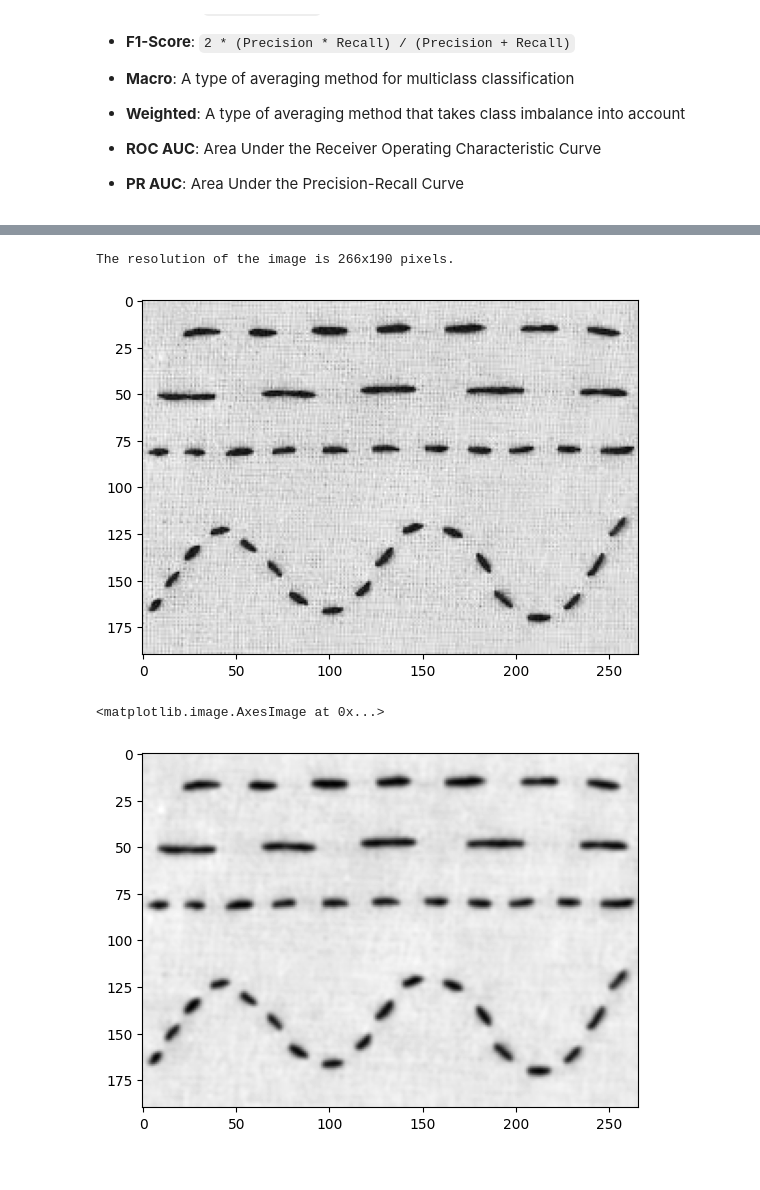
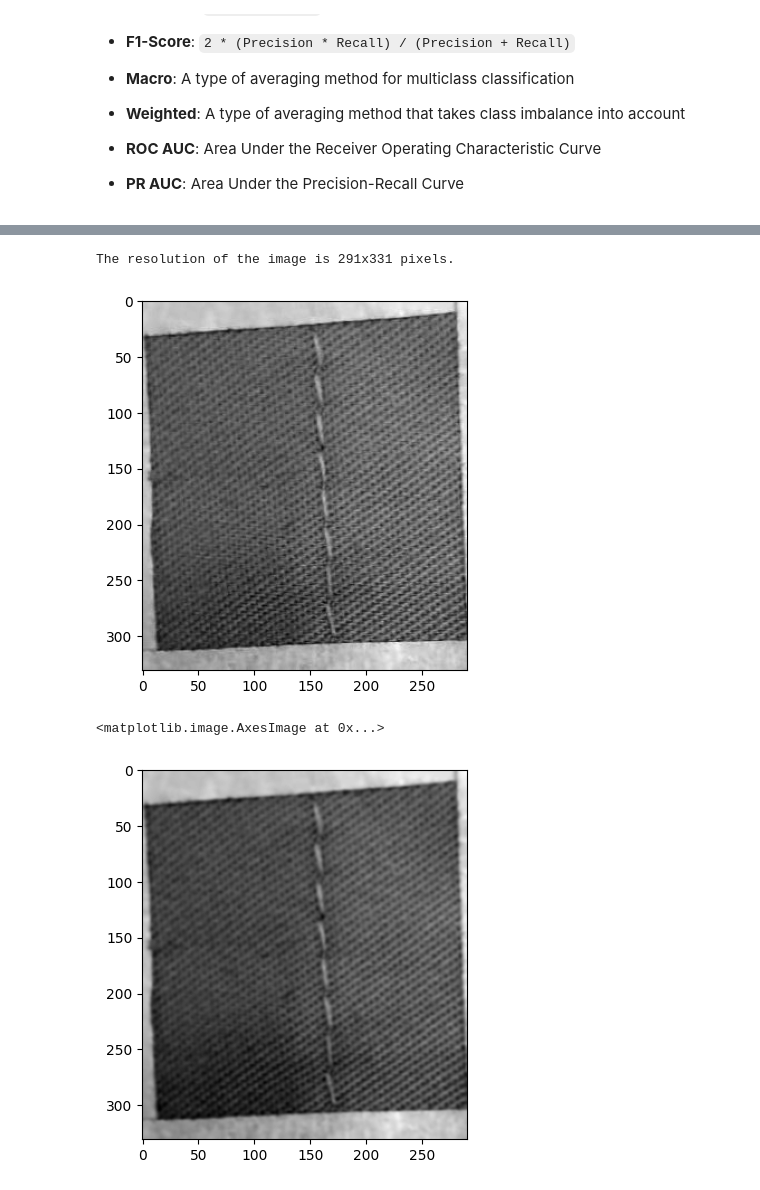
Before and after one commit to davidinations/Stitch-Pattern, a Jupyter notebook: augementation.ipynb, the cells around one changed output, grey strips where cells are left out. Cells and saved outputs as stored; diff of their text form; code cells hidden in the pictures.

```diff
--- a/augementation.ipynb
+++ b/augementation.ipynb
@@ -51,19 +51,19 @@ plt.imshow(image)
 # %%
 import cv2
 import numpy as np
 import matplotlib.pyplot as plt
 
-image = cv2.imread('dataset/train/straight/5.jpg', cv2.IMREAD_GRAYSCALE)
+image = cv2.imread('File Coba ESP32/22.jpg', cv2.IMREAD_GRAYSCALE)
 
 if image is None:
     print("Failed to load image")
 else:
     height, width = image.shape[:2]
     print(f'The resolution of the image is {width}x{height} pixels.')
     plt.imshow(image, cmap='gray')
 # %% [output]
-The resolution of the image is 266x190 pixels.
+The resolution of the image is 291x331 pixels.
-[figure, old version]
+[figure, new version]
 # %%
 # np.set_printoptions(threshold=np.inf)
 
@@ -76,7 +76,7 @@ image = cv2.GaussianBlur(image, (5, 5), 0)
 plt.imshow(image, cmap='gray')
 # %% [output]
 <matplotlib.image.AxesImage at 0x...>
-[figure, old version]
+[figure, new version]
 # %%
 # image = cv2.adaptiveThreshold(image,255,cv2.ADAPTIVE_THRESH_MEAN_C,cv2.THRESH_BINARY,13,5)
 
```
Also changed, not shown: parts of 4 cells of this notebook, 25 other files.
